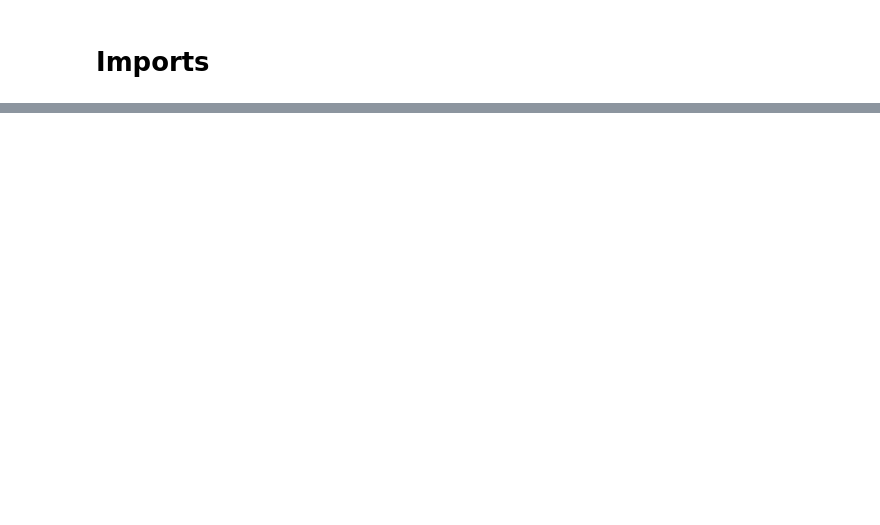
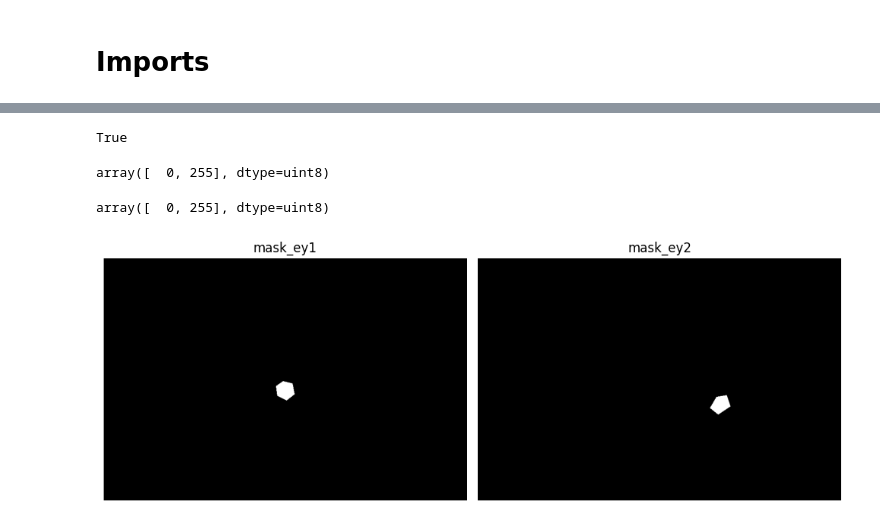
Before and after one commit to gracyy-rm/cv-toolkit, a Jupyter notebook: notebook/plot_module.ipynb, the cells around one changed output, grey strips where cells are left out. Drawn from its saved outputs; the diff is of its cells as text; code cells hidden in the pictures; blank space fills up the shorter version.

```diff
--- a/notebook/plot_module.ipynb
+++ b/notebook/plot_module.ipynb
@@ -38,0 +127,3 @@ from src.plot_operations import*
+# %%
+with open("../assets/g.json") as f:
+    bbox_data=json.load(f)
@@ -38,0 +195,3 @@ from src.plot_operations import*
+# %%
+mask_eye1 = np.zeros((bbox_data["imageHeight"],bbox_data["imageWidth"]),np.uint8)
+print(mask_eye1.shape)
@@ -38,0 +200,3 @@ from src.plot_operations import*
+# %%
+#eye 2 mask
+mask_eye2 = np.zeros((bbox_data["imageHeight"],bbox_data["imageWidth"]),np.uint8)
@@ -38,0 +246,12 @@ from src.plot_operations import*
+# %%
+cr.image_operations.io.save_image("../assets/mask_eye2.png",mask_eye2)
+# %% [output]
+True
+# %%
+np.unique(mask_eye1)
+# %% [output]
+array([  0, 255], dtype=uint8)
+# %%
+np.unique(mask_eye2)
+# %% [output]
+array([  0, 255], dtype=uint8)
@@ -38,0 +263,4 @@ from src.plot_operations import*
+# %%
+cr.plot_operations.image_row(mask_ey1=mask_eye1,mask_ey2=mask_eye2)
+# %% [output]
+[figure, added]
```
Also changed, not shown: parts of 39 cells of this notebook, 7 other files.
